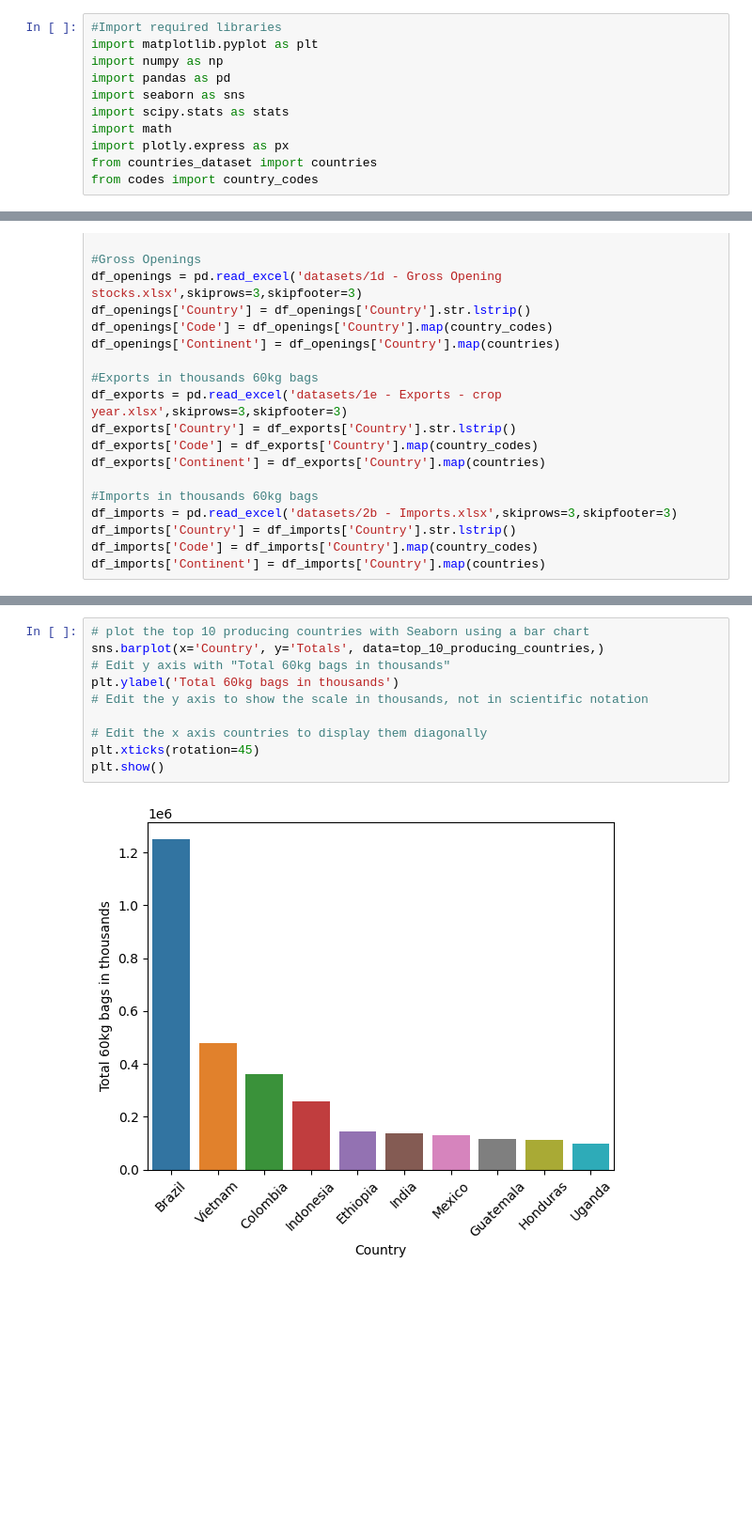
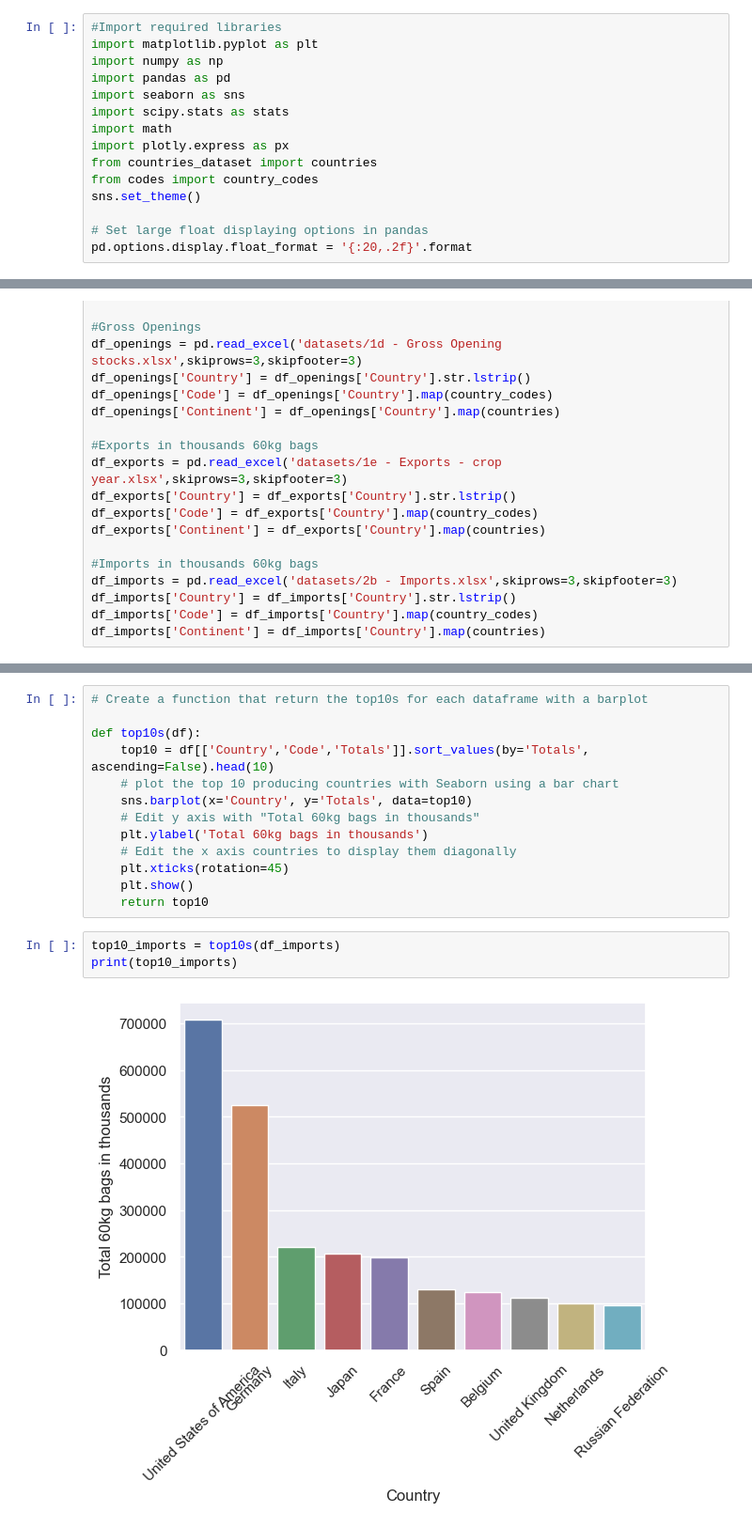
Before and after one commit to jjcastillot/Coffee_production_consumption, a Jupyter notebook: coffee_data_analysis.ipynb, the cells around one changed output, grey strips where cells are left out. Shown at 94% size. Saved outputs shown, nothing was run; the diff lists cells and outputs as text; blank space fills up the shorter version.

Commit message:
Created top10s function

```diff
--- a/coffee_data_analysis.ipynb
+++ b/coffee_data_analysis.ipynb
@@ -9,6 +9,10 @@ import math
 import plotly.express as px
 from countries_dataset import countries
 from codes import country_codes
+sns.set_theme()
+
+# Set large float displaying options in pandas
+pd.options.display.float_format = '{:20,.2f}'.format
 # %%
 #Import excel files after initial row cleaning
 
@@ -62,12 +48,18 @@ print(top_10_producing_countries)
 # %%
-# plot the top 10 producing countries with Seaborn using a bar chart
-sns.barplot(x='Country', y='Totals', data=top_10_producing_countries,)
-# Edit y axis with "Total 60kg bags in thousands"
-plt.ylabel('Total 60kg bags in thousands')
-# Edit the y axis to show the scale in thousands, not in scientific notation
+# Create a function that return the top10s for each dataframe with a barplot
 
-# Edit the x axis countries to display them diagonally
-plt.xticks(rotation=45)
-plt.show()
+def top10s(df):
+    top10 = df[['Country','Code','Totals']].sort_values(by='Totals', ascending=False).head(10)
+    # plot the top 10 producing countries with Seaborn using a bar chart
+    sns.barplot(x='Country', y='Totals', data=top10)
+    # Edit y axis with "Total 60kg bags in thousands"
+    plt.ylabel('Total 60kg bags in thousands')
+    # Edit the x axis countries to display them diagonally
+    plt.xticks(rotation=45)
+    plt.show()
+    return top10
-# %% [output]
-[figure, removed]
+# %%
+top10_imports = top10s(df_imports)
+print(top10_imports)
+# %% [output]
+[figure, added]
```
Also changed, not shown: parts of 3 cells of this notebook, 1 other file.
